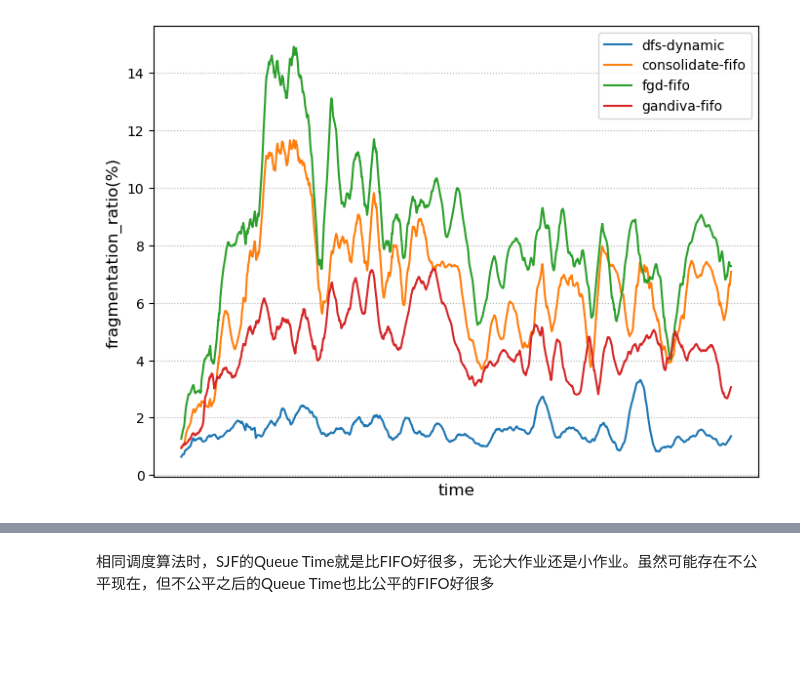
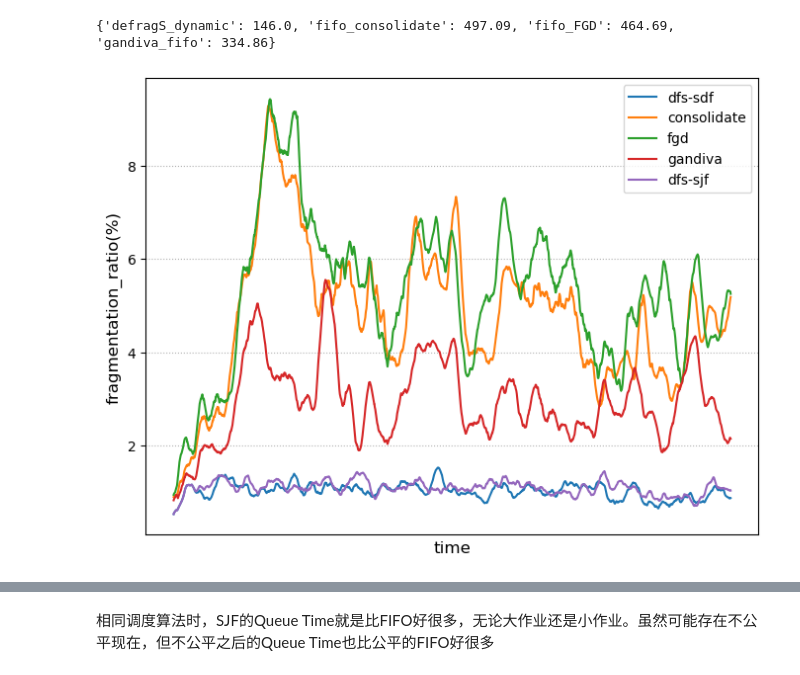
Before and after one commit to CUG-nhf/simulator, a Jupyter notebook: plot/Philly_plot.ipynb, the cells around one changed output, grey strips where cells are left out. Cells and saved outputs as stored; diff of their text form; code cells hidden in the pictures; blank space fills up the shorter version.

```diff
--- a/plot/Philly_plot.ipynb
+++ b/plot/Philly_plot.ipynb
@@ -33,30 +57,40 @@ print(f"含有 'MIGRATE' 的行的数量: {migrate_count}")
+# %%
+slowdowns = {}
+for scheduler in schedulers:
+	df = pd.read_csv(log_dir+f'/Philly_{scheduler}/all/{scheduler}_all_log.csv')
+	df['slowdown'] = (df['queue'] + df['duration']) / df['duration']
+	# plt.plot(range(len(dynamic_df)), dynamic_df['slowdown'])
+	slowdowns[scheduler] = round(df['slowdown'].mean(), 2)
+print(slowdowns)
+# %% [output]
+{'defragS_dynamic': 146.0, 'fifo_consolidate': 497.09, 'fifo_FGD': 464.69, 'gandiva_fifo': 334.86}
 # %%
-schedulers = ["defragS_dynamic","fifo_consolidate", "fifo_FGD", "gandiva_fifo"]
-labels = ["dfs-dynamic", "consolidate-fifo", "fgd-fifo", "gandiva-fifo"]
-log_dir = "/data/nihaifeng/log/test/Philly"
+# schedulers = ["defragS_dynamic","fifo_consolidate", "fifo_FGD", "gandiva_fifo", "defragS_fifo"]
+# labels = ["dfs-dynamic", "consolidate-fifo", "fgd-fifo", "gandiva-fifo", "dfs-fifo"]
+# log_dir = "/data/nihaifeng/log/test/Philly"
 
-# schedulers = ["defragS_sdf", "sjf_consolidate", "sjf_FGD", "gandiva_sjf", "defragS_sjf", "defragS_short"]
-# labels = ["dfs-sdf", "consolidate", "fgd", "gandiva", "dfs-sjf", "dfs-srf"]
-# log_dir = "/data/nihaifeng/log/Philly_sjf"
+schedulers = ["defragS_sdf", "sjf_consolidate", "sjf_FGD", "gandiva_sjf", "defragS_sjf"]
+labels = ["dfs-sdf", "consolidate", "fgd", "gandiva", "dfs-sjf"]
+log_dir = "/data/nihaifeng/log/Philly_mutation"
 
 saving = False
 window_size = 60 * 24 * 1
 
 utilization = 'fragmentation_ratio' #
 fig = plt.figure(figsize=(8,6))
 for idx, scheduler in enumerate(schedulers):
 	df = pd.read_csv(log_dir+f'/Philly_{scheduler}/all/{scheduler}_all_seq.csv')
 	y = df[utilization]*100
 	plt.plot(df['time'], y.rolling(window=window_size).mean(), label=labels[idx])
 
 plt.xlabel('time', fontsize=12)
 plt.xticks([])
 plt.ylabel(f'{utilization}(%)', fontsize=12)
 plt.legend(loc='best', fontsize=10)
 plt.grid(linestyle=':')
 plt.show()
 # %% [output]
-[figure, old version]
+[figure, new version]
 # %%
 que_list, jct_list = [], []
 for scheduler in schedulers:
```
Also changed, not shown: parts of 8 cells of this notebook, 7 other files.
